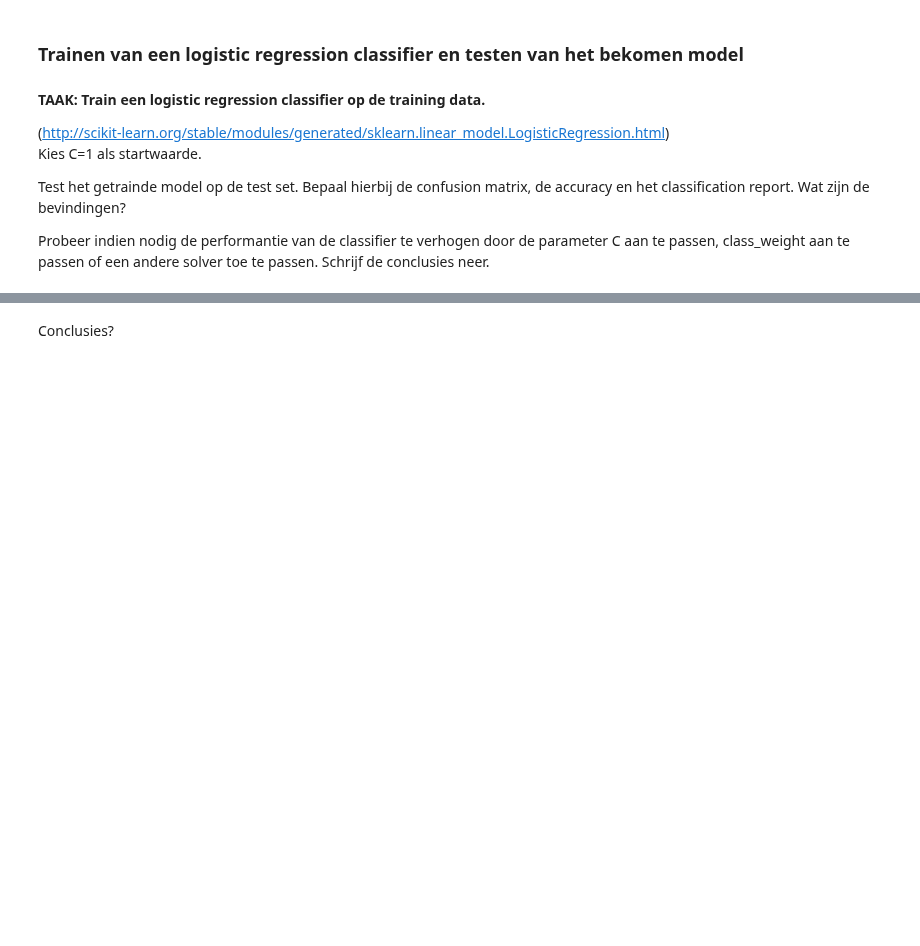
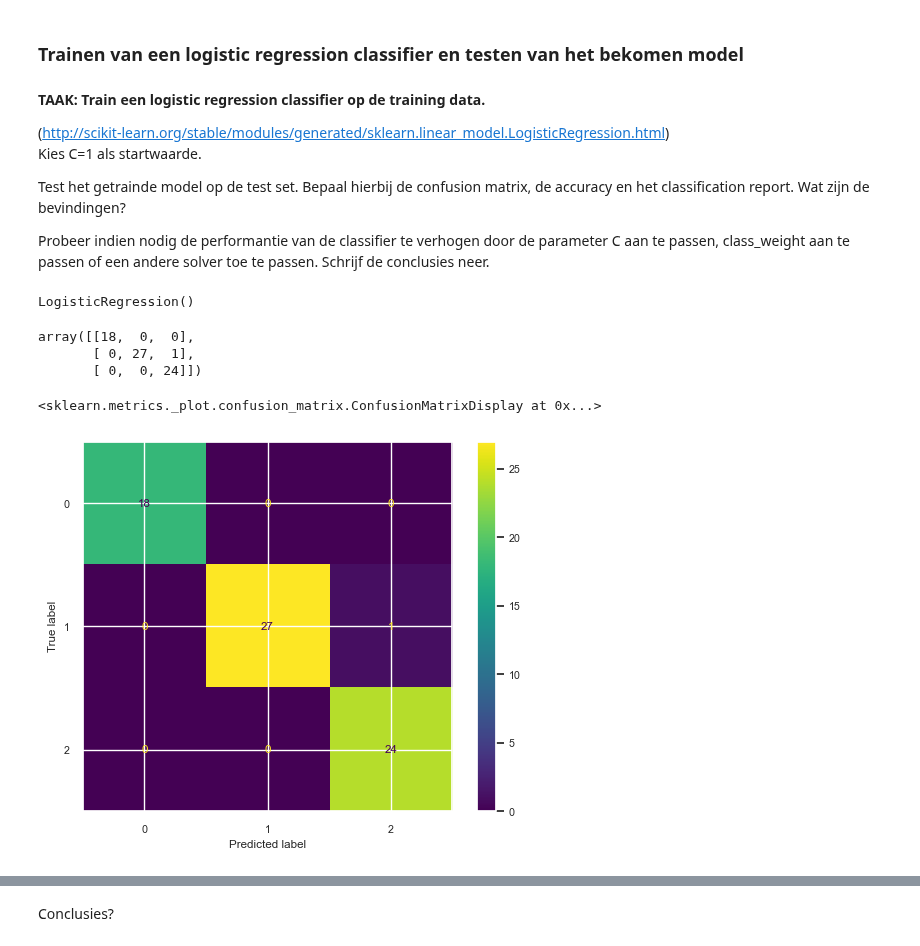
Before and after one commit to montypie/DS_Projects, a Jupyter notebook: 2_Regression/LogReg-Project-Exercise_2.ipynb, the cells around one changed output, grey strips where cells are left out. Drawn from its saved outputs; the diff is of its cells as text; code cells hidden in the pictures; blank space fills up the shorter version.

```diff
--- a/2_Regression/LogReg-Project-Exercise_2.ipynb
+++ b/2_Regression/LogReg-Project-Exercise_2.ipynb
@@ -70,3 +134,8 @@ dataset.shape
+# %%
+# Standardscaler
+scaler = StandardScaler()
+scaled_X_train = scaler.fit_transform(X_train)
+scaled_X_test = scaler.transform(X_test)
 # %% [markdown]
 ### Trainen van een logistic regression classifier en testen van het bekomen model
 # %% [markdown]
@@ -77,3 +146,19 @@ Test het getrainde model op de test set. Bepaal hierbij de confusion matrix, de
 
 Probeer indien nodig de performantie van de classifier te verhogen door de parameter C  aan te passen, class_weight aan te passen of een andere solver toe te passen.
 Schrijf de conclusies neer.
+# %%
+from sklearn.linear_model import LogisticRegression
+from sklearn.model_selection import GridSearchCV
+
+model = LogisticRegression()
+# %%
+model.fit(scaled_X_train, y_train)
+# %% [output]
+LogisticRegression()
+# %%
+y_pred = model.predict(scaled_X_test)
+confusion_matrix(y_test, y_pred)
+# %% [output]
+array([[18,  0,  0],
+       [ 0, 27,  1],
+       [ 0,  0, 24]])
@@ -79,0 +167,9 @@ Schrijf de conclusies neer.
+# %%
+cm = confusion_matrix(y_test, y_pred, labels=model.classes_)
+
+disp = ConfusionMatrixDisplay(confusion_matrix=cm,
+                              display_labels=model.classes_)
+disp.plot()
+# %% [output]
+<sklearn.metrics._plot.confusion_matrix.ConfusionMatrixDisplay at 0x...>
+[figure, added]
```
Also changed, not shown: parts of 17 cells of this notebook.
